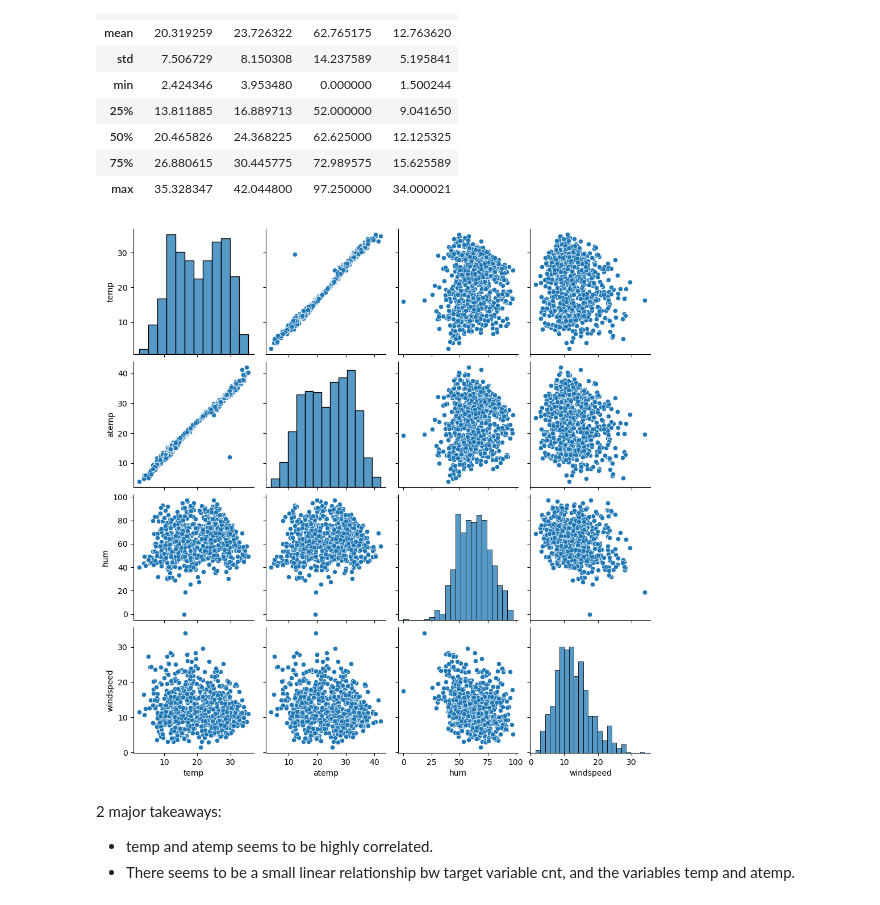
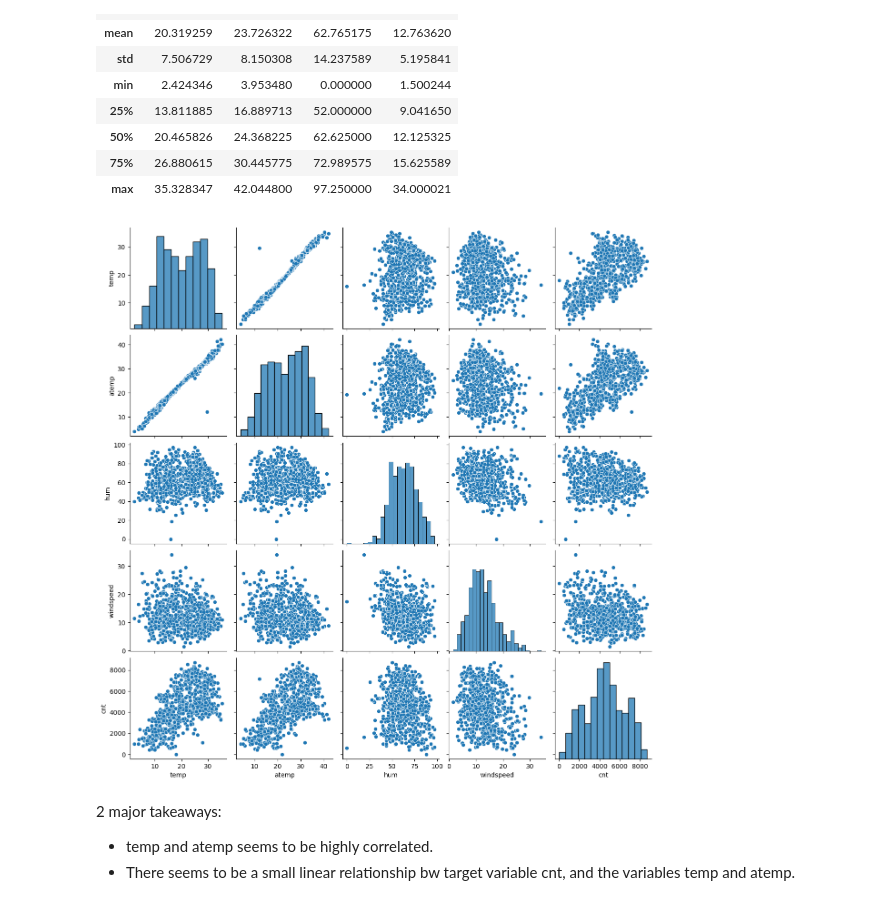
Before and after one commit to aswinj18/BikeSharingAssignment, a Jupyter notebook: BikeSharingAssignment.ipynb, the cells around one changed output. Cells and saved outputs as stored; diff of their text form; code cells hidden in the pictures.

Commit message:
Resolved a bug in notebook (in the EDA pairplot section)

```diff
--- a/BikeSharingAssignment.ipynb
+++ b/BikeSharingAssignment.ipynb
@@ -158,10 +158,10 @@ df[ X_num_cols ].describe()
 | 75% | 26.880615 | 30.445775 | 72.989575 | 15.625589 |
 | max | 35.328347 | 42.044800 | 97.250000 | 34.000021 |
 # %%
-sns.pairplot(df[ X_num_cols ])
+sns.pairplot(df[ X_num_cols + [y_col] ])
 plt.show()
 # %% [output]
-[figure, old version]
+[figure, new version]
 # %% [markdown]
 2 major takeaways:
 - temp and atemp seems to be highly correlated.
```
Also changed, not shown: parts of 6 cells of this notebook.
